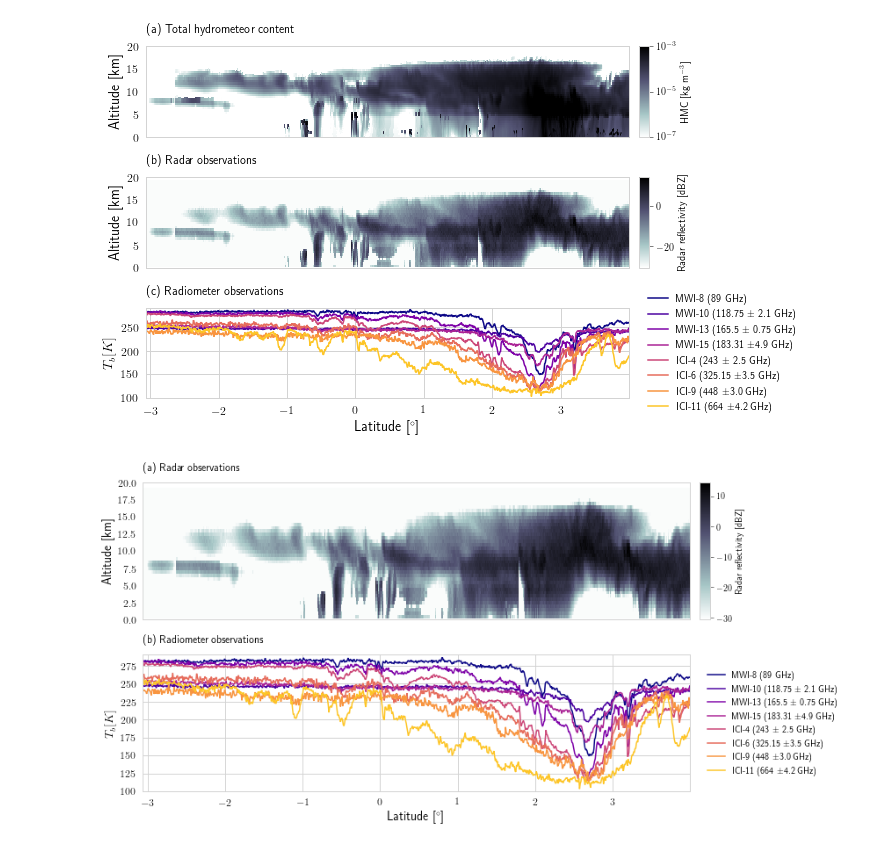
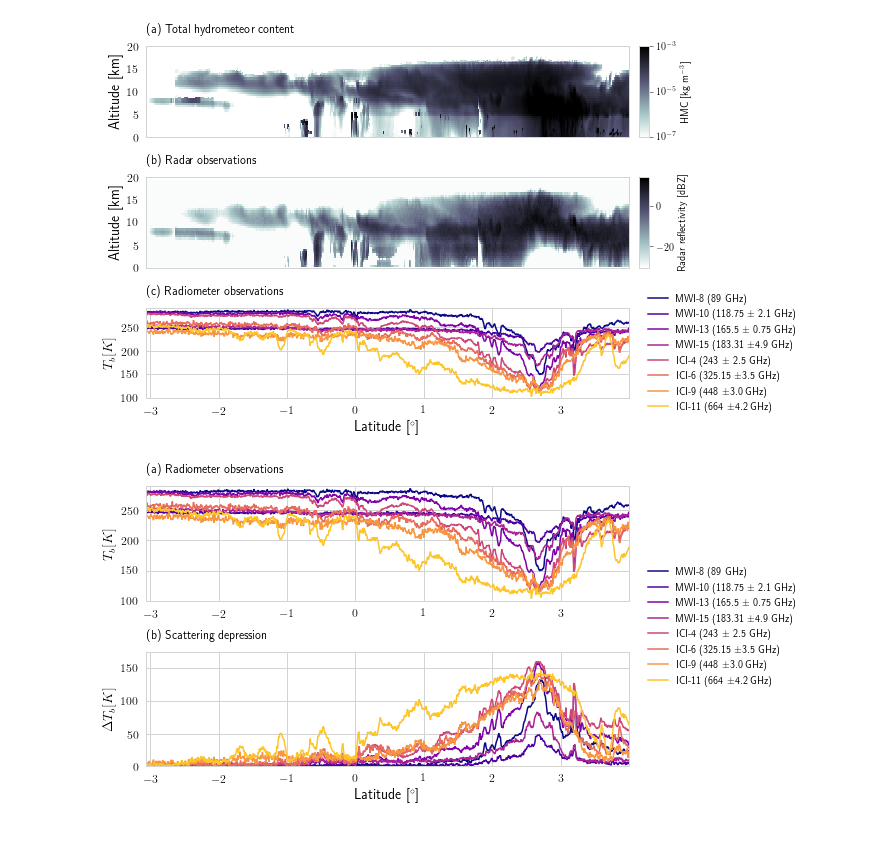
Before and after one commit to simonpf/mcrf, a Jupyter notebook: notebooks/liras/scene_a/observations.ipynb, the cells around one changed output. Saved outputs shown, nothing was run; the diff lists cells and outputs as text; code cells hidden in the pictures.

```diff
--- a/notebooks/liras/scene_a/observations.ipynb
+++ b/notebooks/liras/scene_a/observations.ipynb
@@ -118,70 +118,70 @@ from matplotlib.gridspec import GridSpec
 from matplotlib.colors import Normalize, LogNorm
 from matplotlib.cm import bone_r, plasma
 
-f = plt.figure(figsize = (12, 6))
+f = plt.figure(figsize = (10, 5))
 gs = GridSpec(2, 2, width_ratios = [1.0, 0.02])
+
+mwi_indices = [0, 2, 5, 6]
+ici_indices = [3, 5, 8, 10]
+n = len(mwi_indices) + len(ici_indices)
+cs = plasma(np.arange(n) / n)
 
 #
 # Active
 #
 
 ax = plt.subplot(gs[0, 0])
-y = lcpr.range_bins
-y = 0.5 * (y[1:] + y[:-1]) / 1e3
-img = ax.pcolormesh(x, y, y_lcpr.T, cmap = bone_r)
-ax.xaxis.set_visible(False)
+handles = []
+for i, j in enumerate(mwi_indices):
+    handles += ax.plot(x, y_mwi[:, j], c = cs[i])
+for i, j in enumerate(ici_indices):
+    handles += ax.plot(x, y_ici[:, j], c = cs[i + len(mwi_indices)])
+ax.set_title("(a) Radiometer observations", loc = "left", fontsize = 12)
+ax.set_ylabel("$T_b [K]$", fontsize = 14)
+ax.set_xlim([x[0], x[-1]])
+ax.set_ylim([100, 290])
+
+for tick in ax.xaxis.get_major_ticks():
+    tick.label.set_fontsize(12)
+
 for tick in ax.yaxis.get_major_ticks():
     tick.label.set_fontsize(12)
-
-ax.set_title("(a) Radar observations", loc = "left", fontsize = 12)
-ax.set_ylabel("Altitude [km]", fontsize = 14)
-ax.set_ylim([0, 20])
-ax.set_xticklabels([])
-cbar.ax.tick_params(labelsize=10)
-
-ax = plt.subplot(gs[0, 1])
-cbar = plt.colorbar(img, cax = ax, label = "Radar reflectivity [dBZ]")
-cbar.ax.xaxis.label.set_fontsize(14)
-cbar.ax.tick_params(labelsize=10)
 
 #
 # Passive
 #
 
-mwi_indices = [0, 2, 5, 6]
-ici_indices = [3, 5, 8, 10]
-
-n = len(mwi_indices) + len(ici_indices)
-cs = plasma(np.arange(n) / n)
 
 ax = plt.subplot(gs[1, 0])
 handles = []
 for i, j in enumerate(mwi_indices):
-    handles += ax.plot(x, y_mwi[:, j], c = cs[i])
+    dy = y_mwi[:, j] - y_mwi[0, j]
+    handles += ax.plot(x, np.abs(dy), c = cs[i])
 for i, j in enumerate(ici_indices):
-    handles += ax.plot(x, y_ici[:, j], c = cs[i + len(mwi_indices)])
-ax.set_title("(b) Radiometer observations", loc = "left", fontsize = 12)
-ax.set_ylabel("$T_b [K]$", fontsize = 14)
+    dy = y_ici[:, j] - y_ici[0, j]
+    handles += ax.plot(x, np.abs(dy), c = cs[i + len(mwi_indices)])
+ax.set_title("(b) Scattering depression", loc = "left", fontsize = 12)
+ax.set_ylabel("$\Delta T_b [K]$", fontsize = 14)
 ax.set_xlabel("Latitude [$^\circ$]", fontsize = 14)
 ax.set_xlim([x[0], x[-1]])
-ax.set_ylim([100, 290])
+ax.set_ylim([0, 175])
 
 for tick in ax.xaxis.get_major_ticks():
     tick.label.set_fontsize(12)
 
 for tick in ax.yaxis.get_major_ticks():
     tick.label.set_fontsize(12)
 
 labels = ["89 GHz", "118 ± 2.1 GHz", "165 ± 0.75 GHz", "185 ± 3.4 GHz",
           "243 ± 2.5 GHz", "325 ± 3.5 Ghz", "448 ± 3.0 GHz", "664 ± 4.2 GHz"]
 labels = ["MWI-8 (89 GHz)", "MWI-10 (118.75 ± 2.1 GHz)", "MWI-13 (165.5 ± 0.75 GHz)", "MWI-15 (183.31 ±4.9 GHz)"]
 labels += ["ICI-4 (243 ± 2.5 GHz)", "ICI-6 (325.15 ±3.5 GHz)",
            "ICI-9 (448 ±3.0 GHz)", "ICI-11 (664 ±4.2 GHz)"]
-ax = plt.subplot(gs[1, 1])
+ax = plt.subplot(gs[:, 1])
 ax.legend(handles = handles, labels = labels, loc = "center left", fontsize = 10)
 ax.axis("off")
 
 plt.tight_layout()
-f.savefig("../../../plots/observations_a_2.png", bbox_inches = "tight", dpi = 500)
+f.savefig("../../../plots/observations_a_3.pdf", bbox_inches = "tight", dpi = 500)
 # %% [output]
-[figure, old version]
+[figure, new version]
```
Also changed, not shown: 2 other files.
